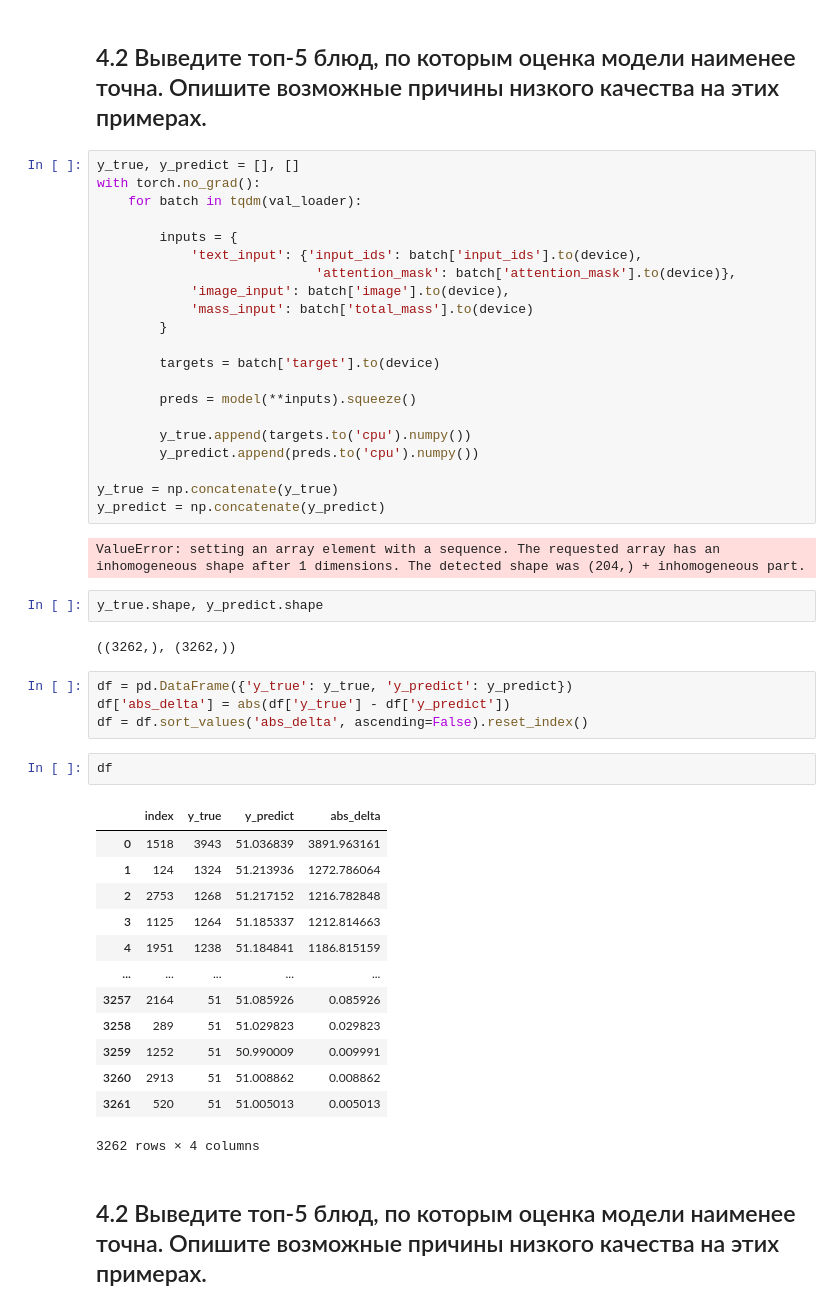
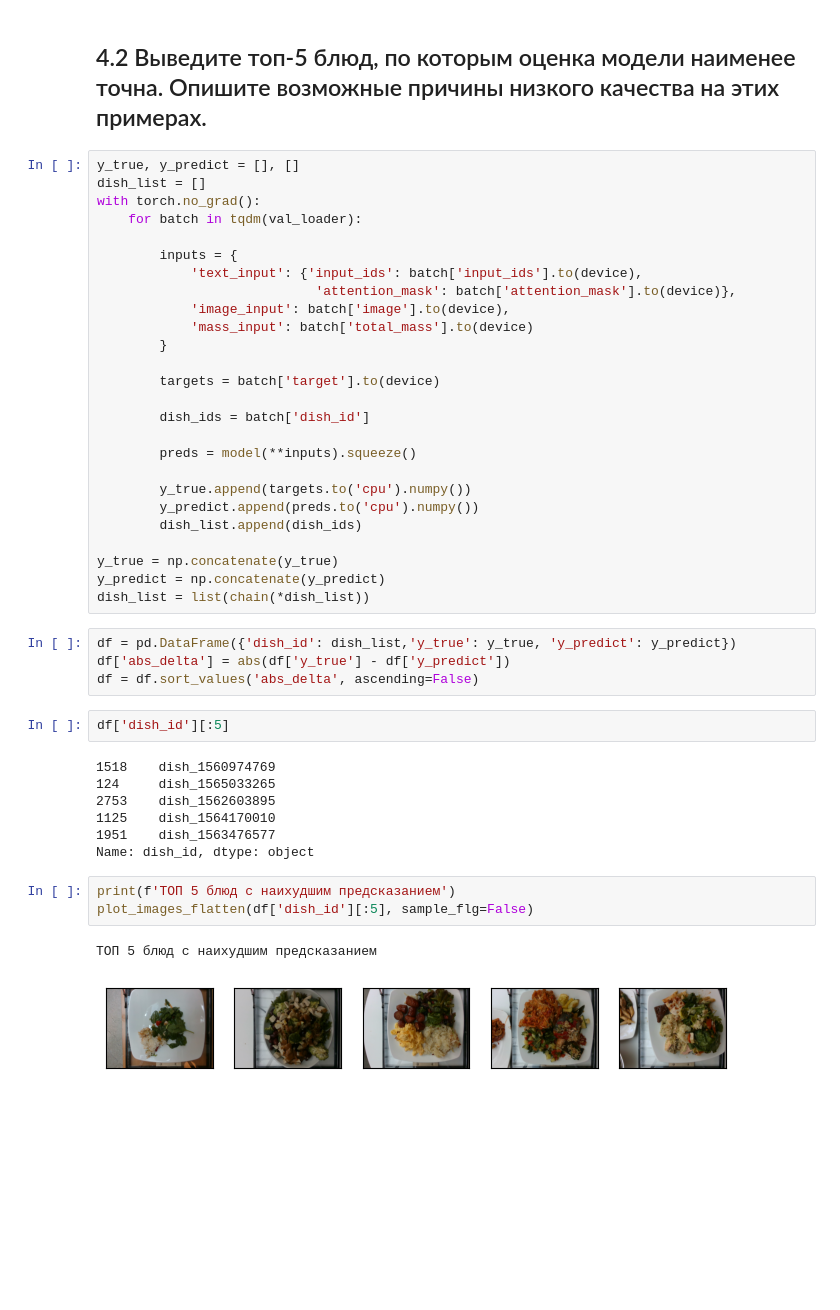
Before and after one commit to russele7/practicum_dle_sprint_4, a Jupyter notebook: solution.ipynb, the cells around one changed output. Drawn from its saved outputs; the diff is of its cells as text; blank space fills up the shorter version.

```diff
--- a/solution.ipynb
+++ b/solution.ipynb
@@ -302,6 +255,7 @@ MAPE on TEST = 26499.31640625
 ## 4.2 Выведите топ-5 блюд, по которым оценка модели наименее точна. Опишите возможные причины низкого качества на этих примерах.
 # %%
 y_true, y_predict = [], []
+dish_list = []
 with torch.no_grad():
     for batch in tqdm(val_loader):
 
@@ -314,38 +268,33 @@ with torch.no_grad():
 
         targets = batch['target'].to(device)
 
+        dish_ids = batch['dish_id']
+
         preds = model(**inputs).squeeze()
 
         y_true.append(targets.to('cpu').numpy())
         y_predict.append(preds.to('cpu').numpy())
+        dish_list.append(dish_ids)
 
 y_true = np.concatenate(y_true)
 y_predict = np.concatenate(y_predict)
+dish_list = list(chain(*dish_list))
-# %% [output]
-ValueError: setting an array element with a sequence. The requested array has an inhomogeneous shape after 1 dimensions. The detected shape was (204,) + inhomogeneous part.
-# %%
-y_true.shape, y_predict.shape
-# %% [output]
-((3262,), (3262,))
 # %%
-df = pd.DataFrame({'y_true': y_true, 'y_predict': y_predict})
+df = pd.DataFrame({'dish_id': dish_list,'y_true': y_true, 'y_predict': y_predict})
 df['abs_delta'] = abs(df['y_true'] - df['y_predict'])
-df = df.sort_values('abs_delta', ascending=False).reset_index()
+df = df.sort_values('abs_delta', ascending=False)
 # %%
-df
+df['dish_id'][:5]
 # %% [output]
-|  | index | y_true | y_predict | abs_delta |
-| 0 | 1518 | 3943 | 51.036839 | 3891.963161 |
-| 1 | 124 | 1324 | 51.213936 | 1272.786064 |
-| 2 | 2753 | 1268 | 51.217152 | 1216.782848 |
-| 3 | 1125 | 1264 | 51.185337 | 1212.814663 |
-| 4 | 1951 | 1238 | 51.184841 | 1186.815159 |
-| ... | ... | ... | ... | ... |
-| 3257 | 2164 | 51 | 51.085926 | 0.085926 |
-| 3258 | 289 | 51 | 51.029823 | 0.029823 |
-| 3259 | 1252 | 51 | 50.990009 | 0.009991 |
-| 3260 | 2913 | 51 | 51.008862 | 0.008862 |
-| 3261 | 520 | 51 | 51.005013 | 0.005013 |
-3262 rows × 4 columns
+1518    dish_1560974769
+124     dish_1565033265
+2753    dish_1562603895
+1125    dish_1564170010
+1951    dish_1563476577
+Name: dish_id, dtype: object
-# %% [markdown]
-## 4.2 Выведите топ-5 блюд, по которым оценка модели наименее точна. Опишите возможные причины низкого качества на этих примерах.
+# %%
+print(f'ТОП 5 блюд с наихудшим предсказанием')
+plot_images_flatten(df['dish_id'][:5], sample_flg=False)
+# %% [output]
+ТОП 5 блюд с наихудшим предсказанием
+[figure, added]
```
Also changed, not shown: parts of 13 cells of this notebook, 2 other files.
